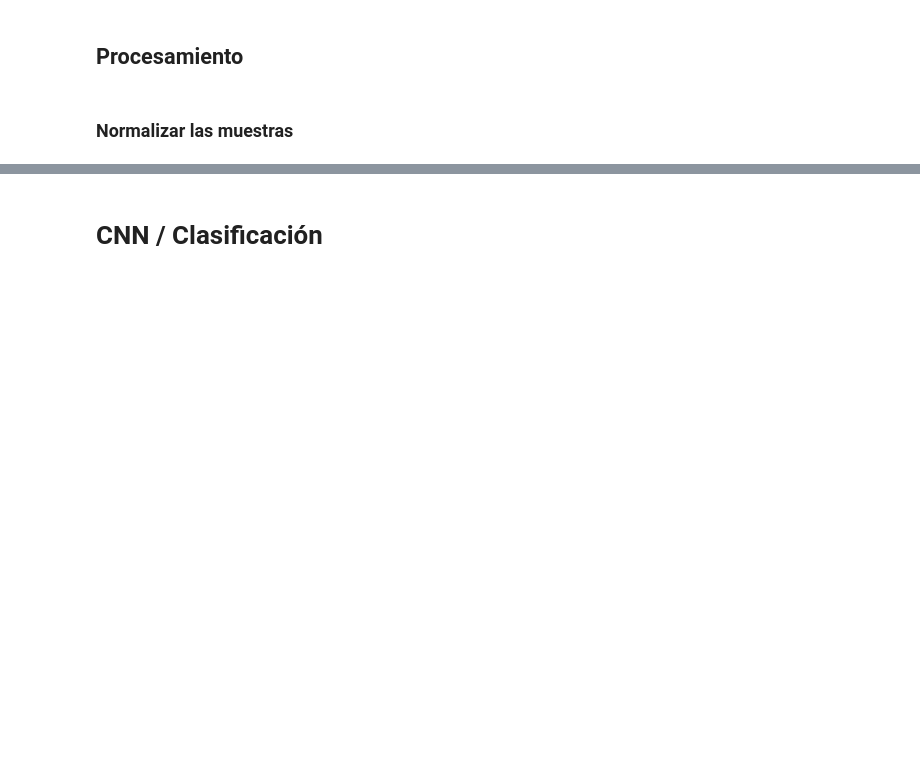
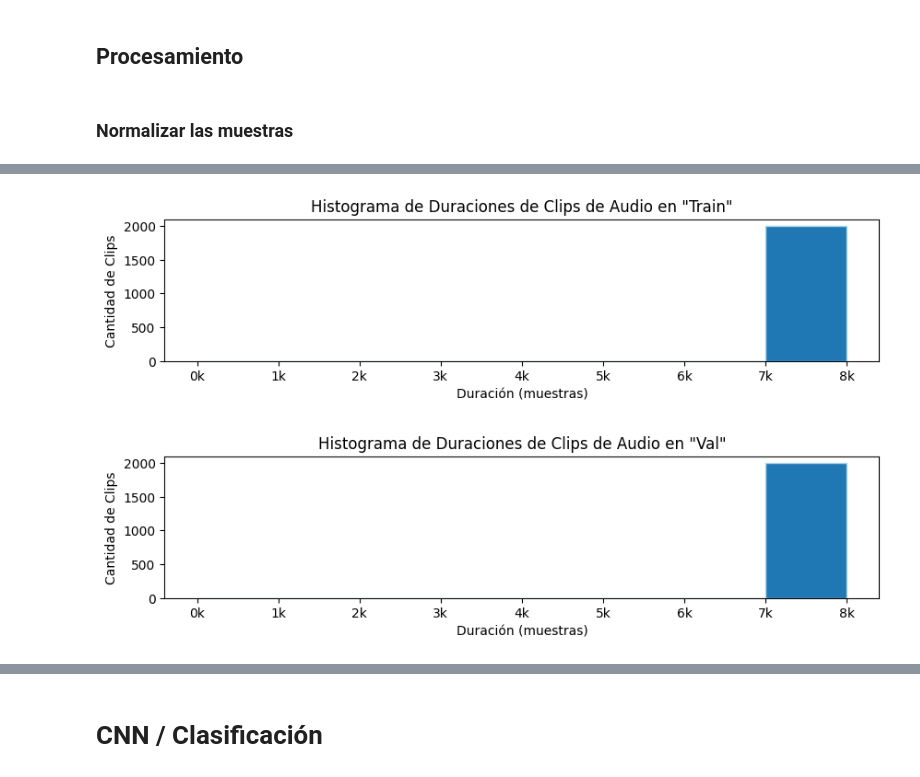
Before and after one commit to MiguelMussi/AAII_TP2, a Jupyter notebook: Problema_1.ipynb, the cells around one changed output, grey strips where cells are left out. Cells and saved outputs as stored; diff of their text form; code cells hidden in the pictures; blank space fills up the shorter version.

```diff
--- a/Problema_1.ipynb
+++ b/Problema_1.ipynb
@@ -220,0 +259,6 @@ durations_histogram(train_durations, 10, 3)
+# %%
+durations_histogram(train_durations, "Train", 10, 2)
+durations_histogram(train_durations, "Val", 10, 2)
+# %% [output]
+[figure, added]
+[figure, added]
```
Also changed, not shown: parts of 48 cells of this notebook.
